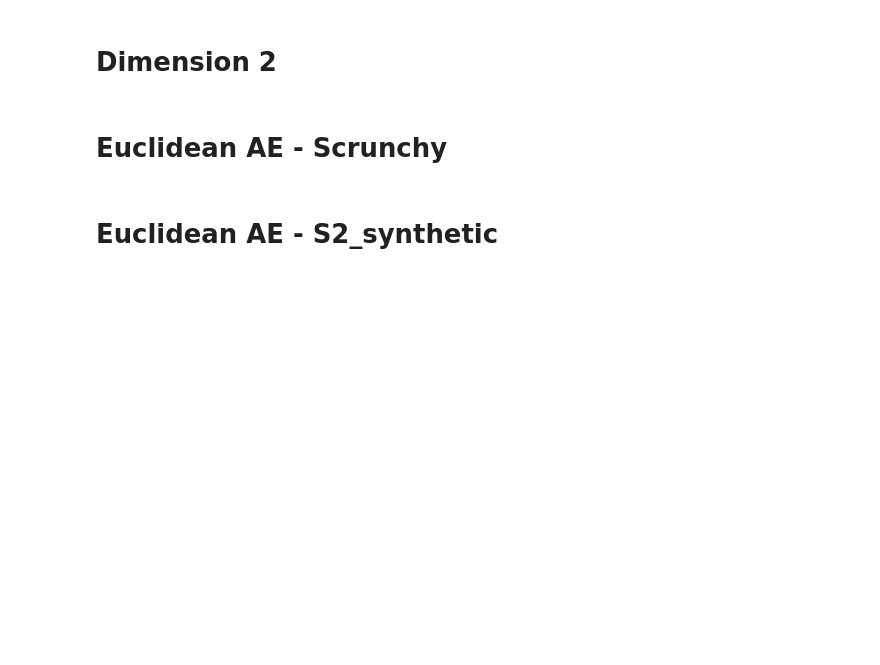
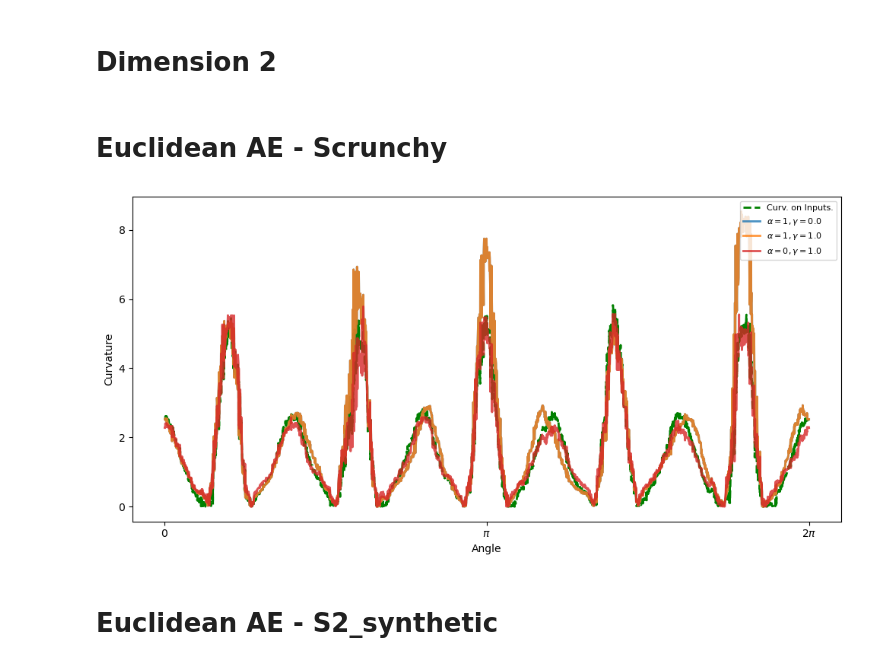
Before and after one commit to graeps/TopoGeoAEs, a Jupyter notebook: experiments/plot_heatmap.ipynb, the cells around one changed output. Drawn from its saved outputs; the diff is of its cells as text; code cells hidden in the pictures; blank space fills up the shorter version.

```diff
--- a/experiments/plot_heatmap.ipynb
+++ b/experiments/plot_heatmap.ipynb
@@ -412,32 +412,34 @@ def plot_curvature_heatmaps(base_path_curv, file_paths, save_path,
 # %%
 base_path = "notebooks_euclid_ae/curvatures/"
 file_paths = [
     "curvatures_exp00_circle_low.pt",
     "curvatures_exp01_circle_low.pt",
     "curvatures_exp02_circle_low.pt",
 ]
 labels = [r"$\alpha=1,\gamma=0.0$", r"$\alpha=1,\gamma=1.0$", r"$\alpha=0,\gamma=1.0$"]
 save_path = "plots/euclid_ae/euclid_ae_flower_impact_ltopo.png"
 curve_type = "empirical"
 
 
-#plot_curvatures_single_figure(base_path=base_path, file_paths=file_paths, labels=labels, save_path=save_path,curv_type="empirical")
+plot_curvatures_single_figure(base_path=base_path, file_paths=file_paths, labels=labels, save_path=save_path,curv_type="empirical")
 
-save_path = "plots/"
-dataset_name = "s1_synthetic"
-plot_empirical = True
-plot_pullback = False
-show_plot = True
+# save_path = "plots/"
+# dataset_name = "s1_synthetic"
+# plot_empirical = True
+# plot_pullback = False
+# show_plot = True
 
-plot_curvature_heatmaps(
-    base_path_curv=base_path,
-    file_paths=file_paths,
-    save_path=save_path,
-    plot_empirical=plot_empirical,
-    plot_pullback=plot_pullback,
-    dataset_name=dataset_name,
-    show_plot=show_plot
-)
+# plot_curvature_heatmaps(
+#     base_path_curv=base_path,
+#     file_paths=file_paths,
+#     save_path=save_path,
+#     plot_empirical=plot_empirical,
+#     plot_pullback=plot_pullback,
+#     dataset_name=dataset_name,
+#     show_plot=show_plot
+# )
+# %% [output]
+[figure, added]
 # %% [markdown]
 # Euclidean AE - S2_synthetic
 # %%
```
Also changed, not shown: parts of 4 cells of this notebook, 19 other files.
